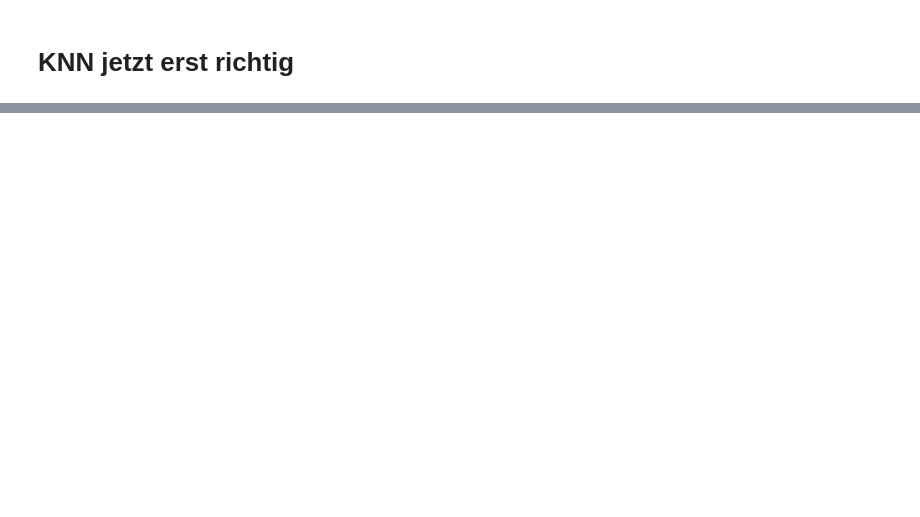
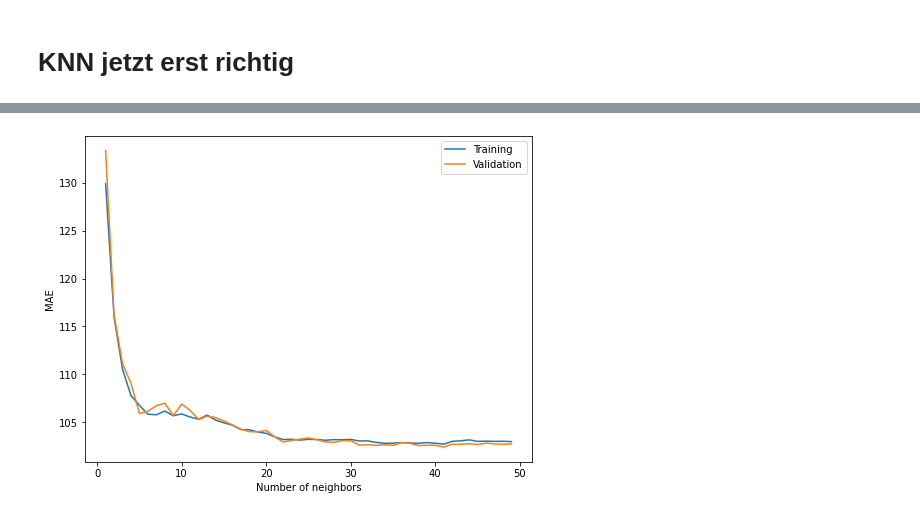
Before and after one commit to kond254/DSML-colasechs, a Jupyter notebook: KNN_correctissimo.ipynb, the cells around one changed output, grey strips where cells are left out. Saved outputs shown, nothing was run; the diff lists cells and outputs as text; code cells hidden in the pictures; blank space fills up the shorter version.

```diff
--- a/KNN_correctissimo.ipynb
+++ b/KNN_correctissimo.ipynb
@@ -37,0 +81,28 @@ df_boston_weather
+# %%
+def find_knn (x_train, x_test, y_train, y_test,max_k):
+
+    err_train = []
+    err_test = []
+
+    for n in np.arange(1,max_k):
+
+        # fit model
+        KNN_reg = KNeighborsRegressor(n_neighbors=n)
+        KNN_model = KNN_reg.fit(x_train.reshape((-1,1)), y_train)
+
+
+        # compute errors
+        err_train.append(mean_absolute_error(KNN_model.predict(x_train.reshape((-1,1))), y_train))
+        err_test.append(mean_absolute_error(KNN_model.predict(x_test.reshape((-1,1))), y_test))
+
+    plt.figure(figsize = (8,6))
+    plt.plot(np.arange(1,max_k), err_train,np.arange(1,max_k), err_test)
+    plt.legend(["Training", "Validation"])
+    plt.xlabel("Number of neighbors")
+    plt.ylabel("MAE")
+    #plt.ylim((0,1))
+    plt.show()
+# %%
+find_knn(x_train.values, x_test.values, y_train.values, y_test.values, 50)
+# %% [output]
+[figure, added]
```
Also changed, not shown: parts of 22 cells of this notebook.
